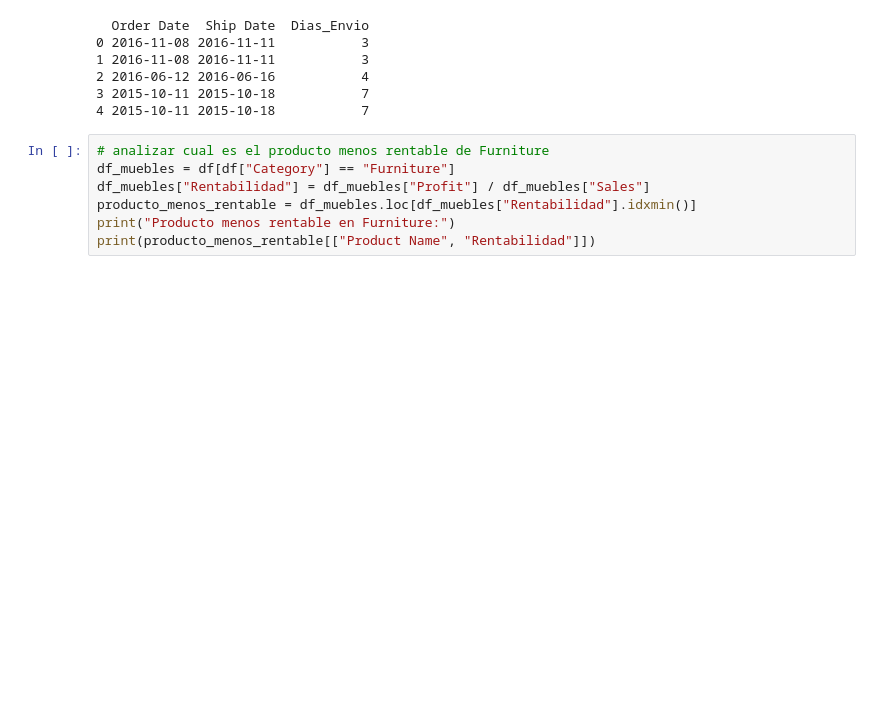
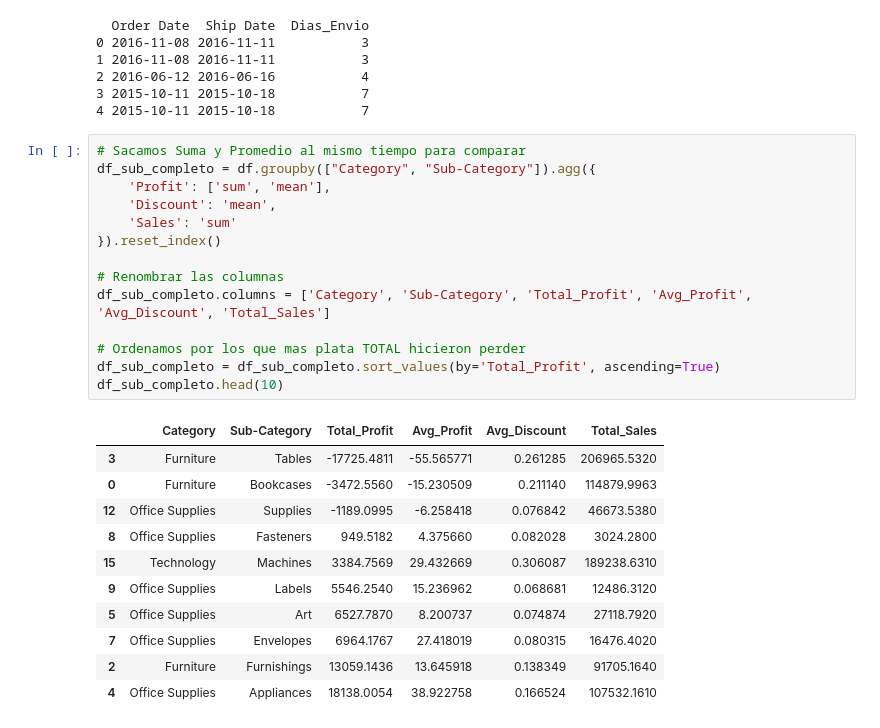
Before and after one commit to EEEliax/data-science-aws, a Jupyter notebook: notebooks/semana2/practicas/analisis_EDA3.ipynb, the cells around one changed output. Drawn from its saved outputs; the diff is of its cells as text; blank space fills up the shorter version.

```diff
--- a/notebooks/semana2/practicas/analisis_EDA3.ipynb
+++ b/notebooks/semana2/practicas/analisis_EDA3.ipynb
@@ -56,9 +56,28 @@ print(df[["Order Date", "Ship Date", "Dias_Envio"]].head())
 3 2015-10-11 2015-10-18           7
 4 2015-10-11 2015-10-18           7
 # %%
-# analizar cual es el producto menos rentable de Furniture
-df_muebles = df[df["Category"] == "Furniture"]
-df_muebles["Rentabilidad"] = df_muebles["Profit"] / df_muebles["Sales"]
-producto_menos_rentable = df_muebles.loc[df_muebles["Rentabilidad"].idxmin()]
-print("Producto menos rentable en Furniture:")
-print(producto_menos_rentable[["Product Name", "Rentabilidad"]])
+# Sacamos Suma y Promedio al mismo tiempo para comparar
+df_sub_completo = df.groupby(["Category", "Sub-Category"]).agg({
+    'Profit': ['sum', 'mean'],
+    'Discount': 'mean',
+    'Sales': 'sum'
+}).reset_index()
+
+# Renombrar las columnas
+df_sub_completo.columns = ['Category', 'Sub-Category', 'Total_Profit', 'Avg_Profit', 'Avg_Discount', 'Total_Sales']
+
+# Ordenamos por los que mas plata TOTAL hicieron perder
+df_sub_completo = df_sub_completo.sort_values(by='Total_Profit', ascending=True)
+df_sub_completo.head(10)
+# %% [output]
+|  | Category | Sub-Category | Total_Profit | Avg_Profit | Avg_Discount | Total_Sales |
+| 3 | Furniture | Tables | -17725.4811 | -55.565771 | 0.261285 | 206965.5320 |
+| 0 | Furniture | Bookcases | -3472.5560 | -15.230509 | 0.211140 | 114879.9963 |
+| 12 | Office Supplies | Supplies | -1189.0995 | -6.258418 | 0.076842 | 46673.5380 |
+| 8 | Office Supplies | Fasteners | 949.5182 | 4.375660 | 0.082028 | 3024.2800 |
+| 15 | Technology | Machines | 3384.7569 | 29.432669 | 0.306087 | 189238.6310 |
+| 9 | Office Supplies | Labels | 5546.2540 | 15.236962 | 0.068681 | 12486.3120 |
+| 5 | Office Supplies | Art | 6527.7870 | 8.200737 | 0.074874 | 27118.7920 |
+| 7 | Office Supplies | Envelopes | 6964.1767 | 27.418019 | 0.080315 | 16476.4020 |
+| 2 | Furniture | Furnishings | 13059.1436 | 13.645918 | 0.138349 | 91705.1640 |
+| 4 | Office Supplies | Appliances | 18138.0054 | 38.922758 | 0.166524 | 107532.1610 |
```
Also changed, not shown: parts of 3 cells of this notebook, 1 other file.
